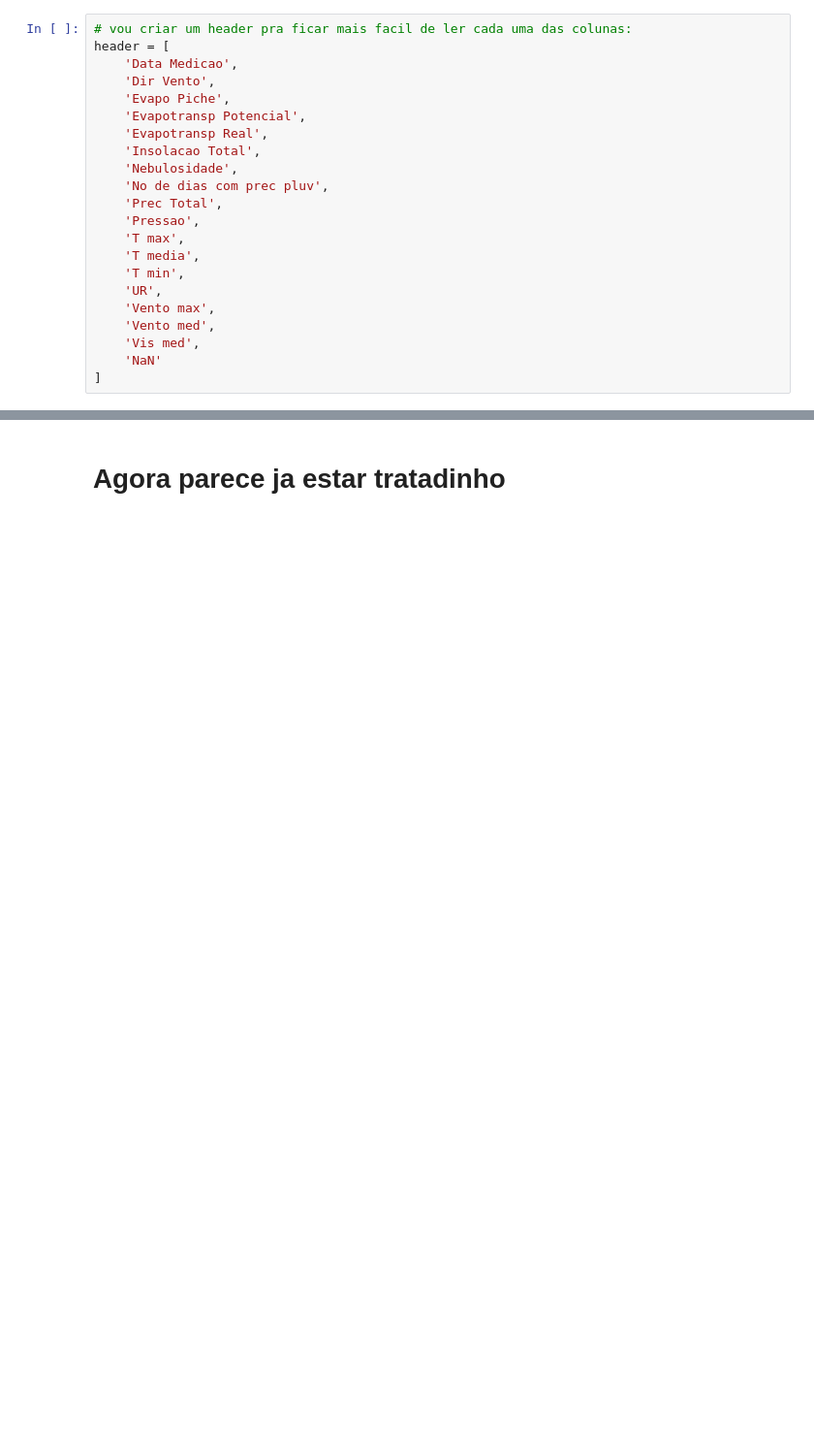
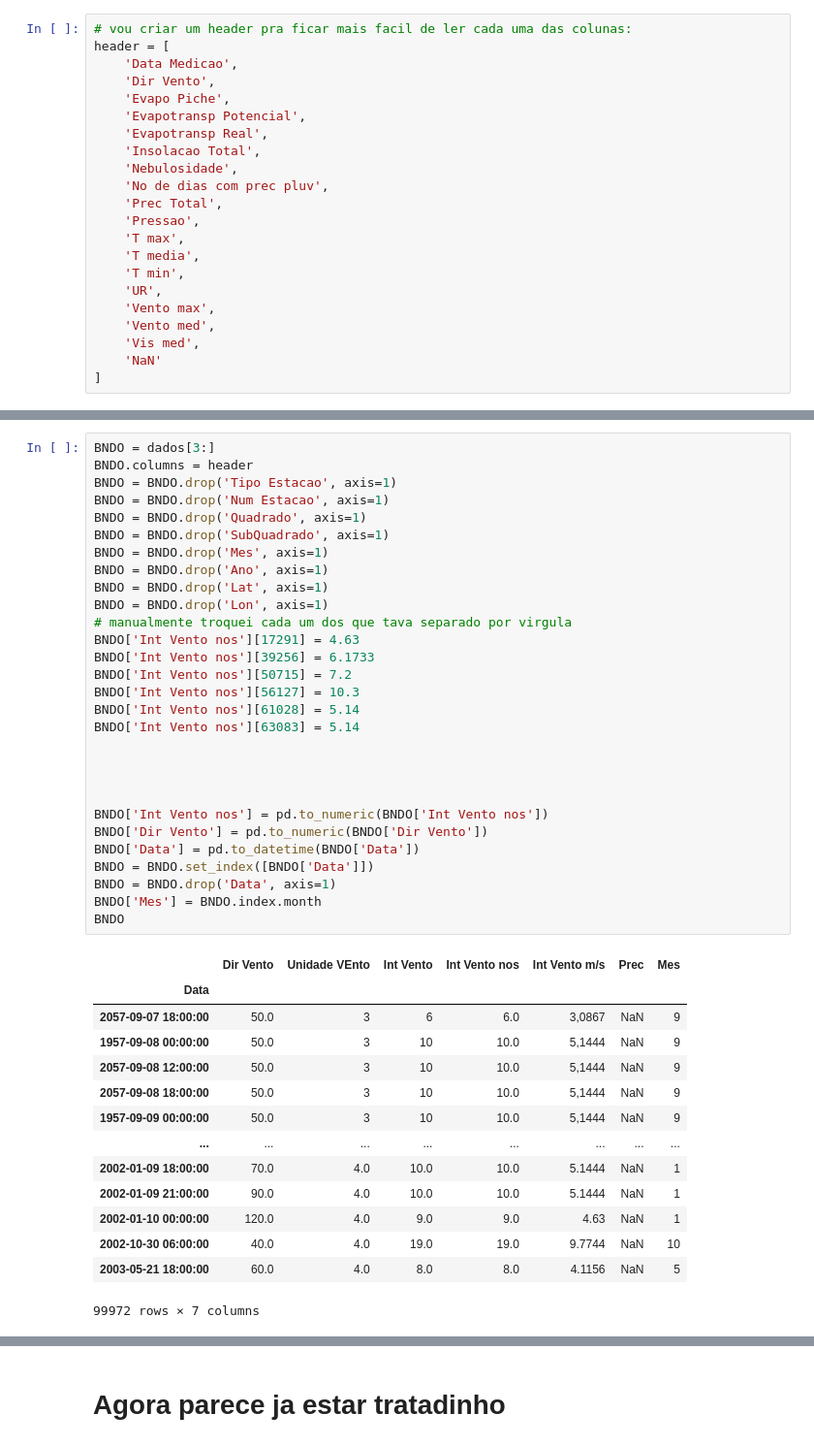
Before and after one commit to BrenoSCabral/projeto_caique, a Jupyter notebook: projeto_caique.ipynb, the cells around one changed output, grey strips where cells are left out. Shown at 97% size. Drawn from its saved outputs; the diff is of its cells as text; blank space fills up the shorter version.

```diff
--- a/projeto_caique.ipynb
+++ b/projeto_caique.ipynb
@@ -58,0 +62,44 @@ dados_tratado['Prec Total'] = pd.to_numeric(dados_tratado['Prec Total']) # teria
+# %%
+BNDO = dados[3:]
+BNDO.columns = header
+BNDO = BNDO.drop('Tipo Estacao', axis=1)
+BNDO = BNDO.drop('Num Estacao', axis=1)
+BNDO = BNDO.drop('Quadrado', axis=1)
+BNDO = BNDO.drop('SubQuadrado', axis=1)
+BNDO = BNDO.drop('Mes', axis=1)
+BNDO = BNDO.drop('Ano', axis=1)
+BNDO = BNDO.drop('Lat', axis=1)
+BNDO = BNDO.drop('Lon', axis=1)
+# manualmente troquei cada um dos que tava separado por virgula
+BNDO['Int Vento nos'][17291] = 4.63
+BNDO['Int Vento nos'][39256] = 6.1733
+BNDO['Int Vento nos'][50715] = 7.2
+BNDO['Int Vento nos'][56127] = 10.3
+BNDO['Int Vento nos'][61028] = 5.14
+BNDO['Int Vento nos'][63083] = 5.14
+
+
+
+
+BNDO['Int Vento nos'] = pd.to_numeric(BNDO['Int Vento nos'])
+BNDO['Dir Vento'] = pd.to_numeric(BNDO['Dir Vento'])
+BNDO['Data'] = pd.to_datetime(BNDO['Data'])
+BNDO = BNDO.set_index([BNDO['Data']])
+BNDO = BNDO.drop('Data', axis=1)
+BNDO['Mes'] = BNDO.index.month
+BNDO
+# %% [output]
+|  | Dir Vento | Unidade VEnto | Int Vento | Int Vento nos | Int Vento m/s | Prec | Mes |
+| Data |  |  |  |  |  |  |  |
+| 2057-09-07 18:00:00 | 50.0 | 3 | 6 | 6.0 | 3,0867 | NaN | 9 |
+| 1957-09-08 00:00:00 | 50.0 | 3 | 10 | 10.0 | 5,1444 | NaN | 9 |
+| 2057-09-08 12:00:00 | 50.0 | 3 | 10 | 10.0 | 5,1444 | NaN | 9 |
+| 2057-09-08 18:00:00 | 50.0 | 3 | 10 | 10.0 | 5,1444 | NaN | 9 |
+| 1957-09-09 00:00:00 | 50.0 | 3 | 10 | 10.0 | 5,1444 | NaN | 9 |
+| ... | ... | ... | ... | ... | ... | ... | ... |
+| 2002-01-09 18:00:00 | 70.0 | 4.0 | 10.0 | 10.0 | 5.1444 | NaN | 1 |
+| 2002-01-09 21:00:00 | 90.0 | 4.0 | 10.0 | 10.0 | 5.1444 | NaN | 1 |
+| 2002-01-10 00:00:00 | 120.0 | 4.0 | 9.0 | 9.0 | 4.63 | NaN | 1 |
+| 2002-10-30 06:00:00 | 40.0 | 4.0 | 19.0 | 19.0 | 9.7744 | NaN | 10 |
+| 2003-05-21 18:00:00 | 60.0 | 4.0 | 8.0 | 8.0 | 4.1156 | NaN | 5 |
+99972 rows × 7 columns
```
Also changed, not shown: parts of 20 cells of this notebook, 14 other files.
